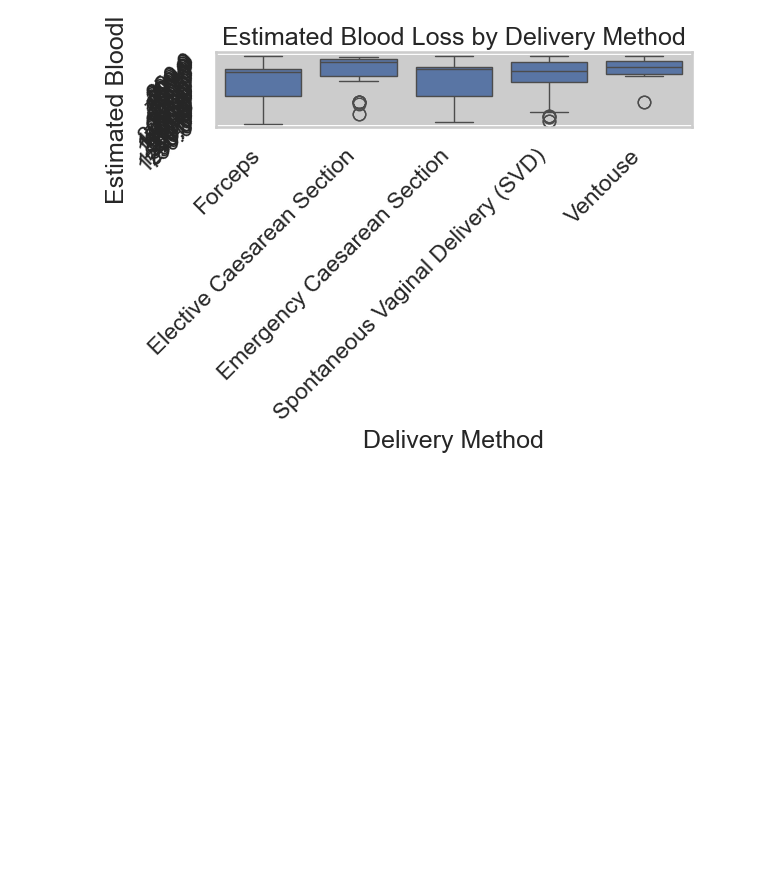
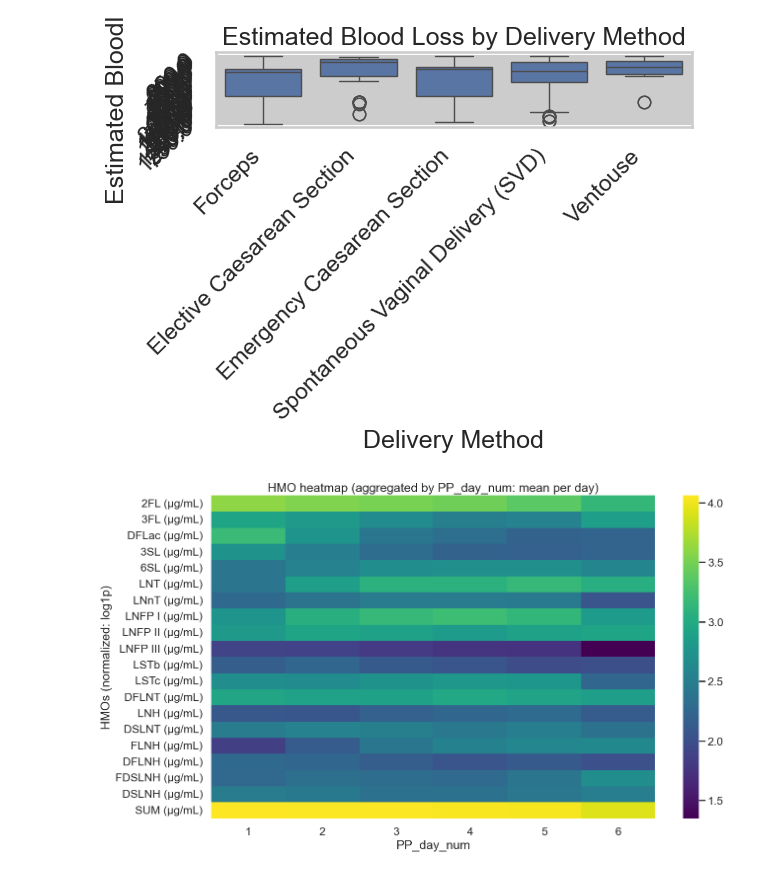
Before and after one commit to spann-pediatrics/Oxford-2025, a Jupyter notebook: data exploration.ipynb, the cells around one changed output. Cells and saved outputs as stored; diff of their text form; code cells hidden in the pictures; blank space fills up the shorter version.

```diff
--- a/data exploration.ipynb
+++ b/data exploration.ipynb
@@ -1016,3 +1016,59 @@ print(anova_table)
 groups = [group['Estimated Bloodloss'].dropna() for name, group in hmo.groupby('Delivery Method')]
 stat, p = kruskal(*groups)
 print(f"Kruskal–Wallis H={stat:.3f}, p={p:.4f}")
+# %%
+# --------------------
+# 1) Column discovery
+# --------------------
+if "PP_day_num" not in hmo.columns:
+    raise ValueError("Column 'PP_day_num' not found in `hmo`.")
+
+hmo_cols = [c for c in hmo.columns if "(µg/mL)" in c]
+if not hmo_cols:
+    raise ValueError("No HMO columns found containing '(µg/mL)' in their name.")
+
+# --------------------
+# 2) Normalization (choose ONE)
+#    set NORM to: "none", "log1p", or "zscore"
+# --------------------
+NORM = "log1p"  # "none" | "log1p" | "zscore"
+
+def normalize(df):
+    if NORM == "none":
+        return df
+    elif NORM == "log1p":
+        # log10(x + 1)
+        return np.log10(df + 1.0)
+    elif NORM == "zscore":
+        # column-wise z-score (per HMO across columns)
+        return (df - df.mean(axis=1).values.reshape(-1, 1)) / (
+            df.std(axis=1, ddof=0).replace(0, 1).values.reshape(-1, 1)
+        )
+    else:
+        raise ValueError("NORM must be 'none', 'log1p', or 'zscore'.")
+
+# ------------------------------------------------------------
+# 3) DAY-LEVEL heatmap (columns = unique PP_day_num, values = mean per day)
+# ------------------------------------------------------------
+# aggregate to one column per day (mean across samples for that day)
+day_means = (
+    hmo_sorted.groupby("PP_day_num", as_index=True)[hmo_cols]
+    .mean(numeric_only=True)
+    .T  # rows = HMOs, cols = PP_day_num
+    .sort_index(axis=1)  # sort days ascending
+)
+
+# same cleaning & normalization
+day_means = day_means.replace([np.inf, -np.inf], np.nan)
+day_means = day_means.apply(lambda r: r.fillna(r.median()), axis=1)
+day_means_n = normalize(day_means)
+
+plt.figure(figsize=(14, 8))
+ax = sns.heatmap(day_means_n, cmap="viridis")
+ax.set_title("HMO heatmap (aggregated by PP_day_num: mean per day)")
+ax.set_xlabel("PP_day_num")
+ax.set_ylabel("HMOs (µg/mL)" if NORM == "none" else f"HMOs (normalized: {NORM})")
+plt.tight_layout()
+plt.show()
+# %% [output]
+[figure, added]
```
Also changed, not shown: parts of 3 cells of this notebook, 2 other files.
